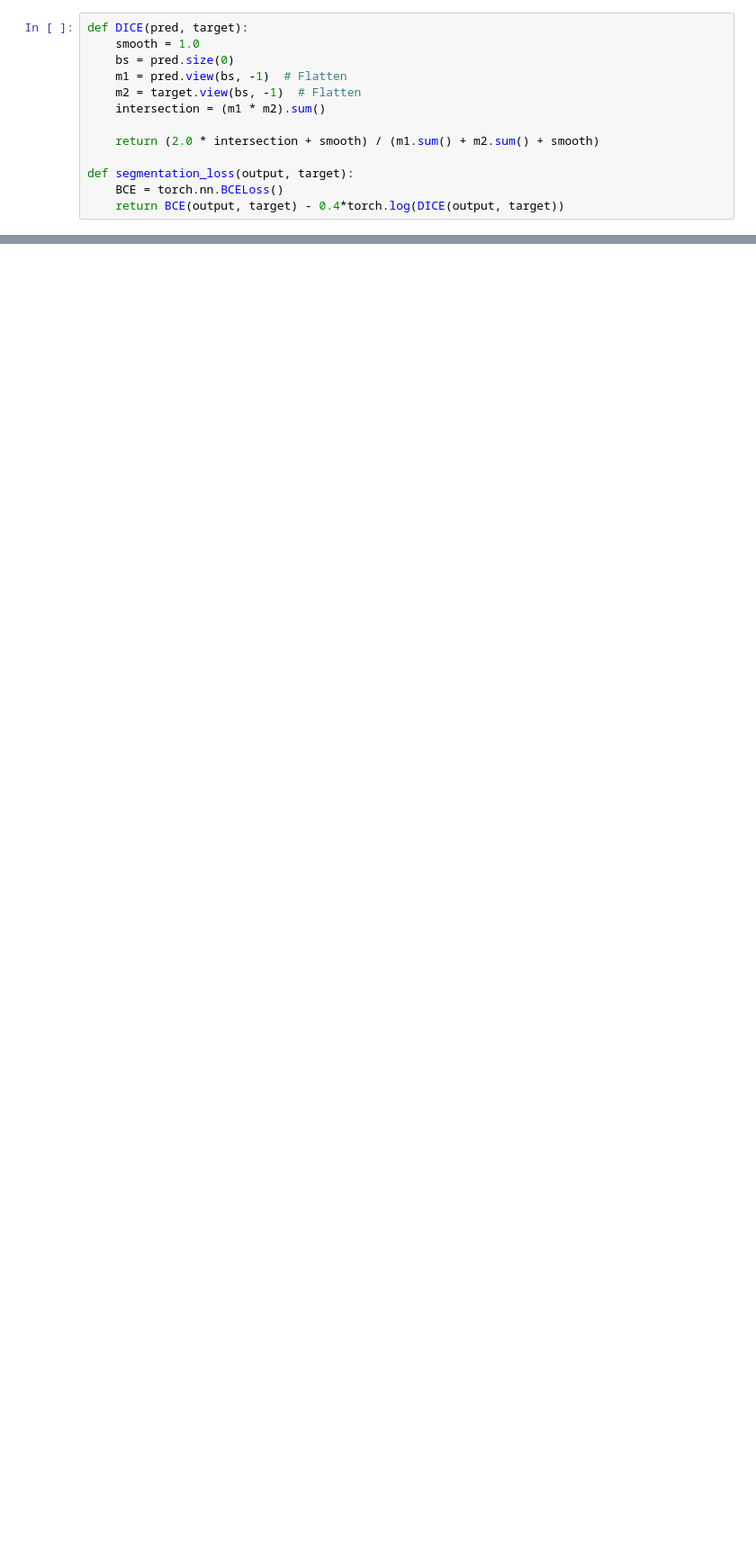
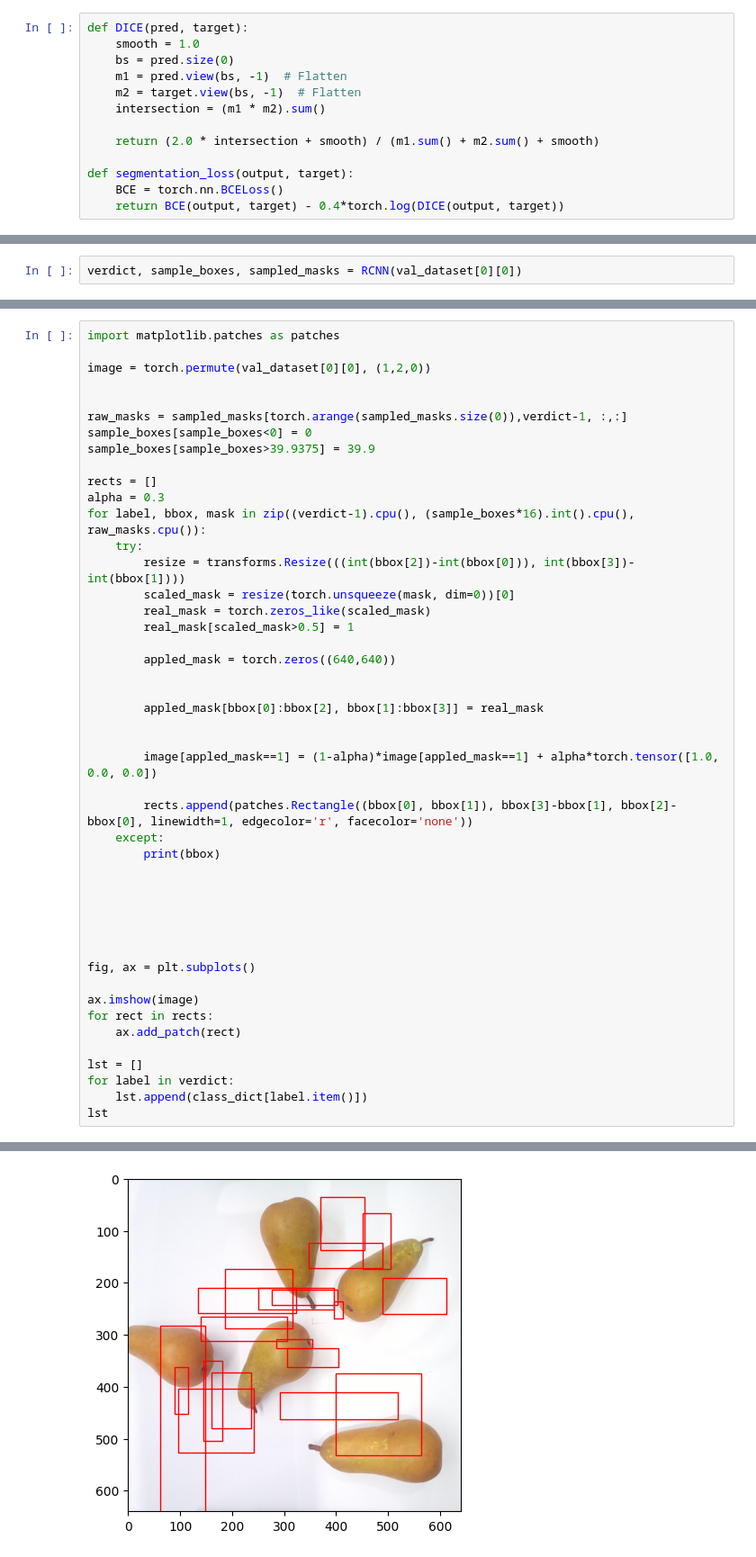
Before and after one commit to frznfrgg/fruit_detection, a Jupyter notebook: model.ipynb, the cells around one changed output, grey strips where cells are left out. Shown at 90% size. Saved outputs shown, nothing was run; the diff lists cells and outputs as text; blank space fills up the shorter version.

```diff
--- a/model.ipynb
+++ b/model.ipynb
@@ -694,0 +751,2 @@ Estimated Total Size (MB): 36.30
+# %%
+verdict, sample_boxes, sampled_masks = RCNN(val_dataset[0][0])
@@ -694,0 +757,47 @@ Estimated Total Size (MB): 36.30
+# %%
+import matplotlib.patches as patches
+
+image = torch.permute(val_dataset[0][0], (1,2,0))
+
+
+raw_masks = sampled_masks[torch.arange(sampled_masks.size(0)),verdict-1, :,:]
+sample_boxes[sample_boxes<0] = 0
+sample_boxes[sample_boxes>39.9375] = 39.9
+
+rects = []
+alpha = 0.3
+for label, bbox, mask in zip((verdict-1).cpu(), (sample_boxes*16).int().cpu(), raw_masks.cpu()):
+    try:
+        resize = transforms.Resize(((int(bbox[2])-int(bbox[0])), int(bbox[3])-int(bbox[1])))
+        scaled_mask = resize(torch.unsqueeze(mask, dim=0))[0]
+        real_mask = torch.zeros_like(scaled_mask)
+        real_mask[scaled_mask>0.5] = 1
+
+        appled_mask = torch.zeros((640,640))
+
+
+        appled_mask[bbox[0]:bbox[2], bbox[1]:bbox[3]] = real_mask
+
+
+        image[appled_mask==1] = (1-alpha)*image[appled_mask==1] + alpha*torch.tensor([1.0, 0.0, 0.0])
+
+        rects.append(patches.Rectangle((bbox[0], bbox[1]), bbox[3]-bbox[1], bbox[2]-bbox[0], linewidth=1, edgecolor='r', facecolor='none'))
+    except:
+        print(bbox)
+
+
+
+
+
+
+fig, ax = plt.subplots()
+
+ax.imshow(image)
+for rect in rects:
+    ax.add_patch(rect)
+
+lst = []
+for label in verdict:
+    lst.append(class_dict[label.item()])
+lst
+# %% [output]
@@ -694,0 +828 @@ Estimated Total Size (MB): 36.30
+[figure, added]
```
Also changed, not shown: parts of 17 cells of this notebook.
